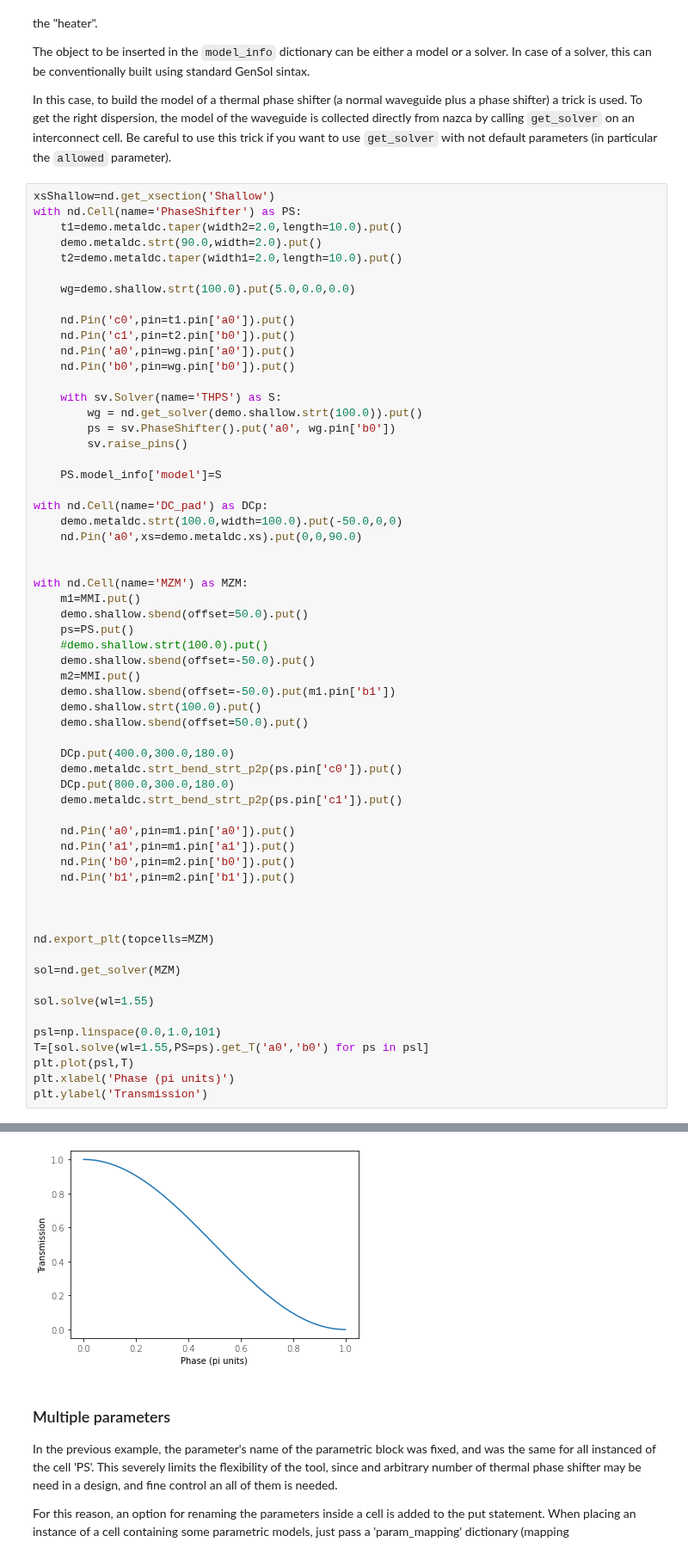
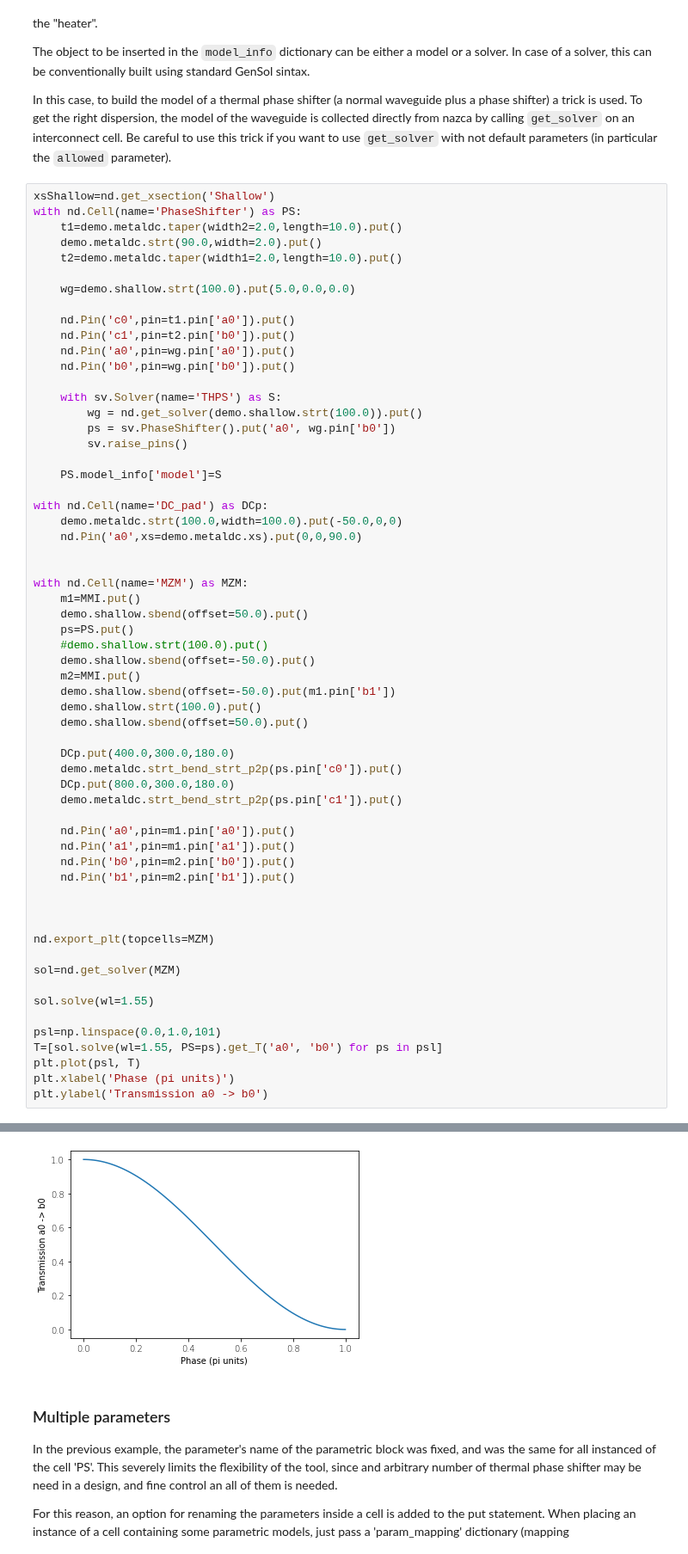
Before and after one commit to mpasson/lekkersim, a Jupyter notebook: Docs/jupyter/Nazca Integration.ipynb, the cells around one changed output, grey strips where cells are left out. Shown at 86% size. Saved outputs shown, nothing was run; the diff lists cells and outputs as text.

```diff
--- a/Docs/jupyter/Nazca Integration.ipynb
+++ b/Docs/jupyter/Nazca Integration.ipynb
@@ -218,8 +216,8 @@ sol=nd.get_solver(MZM)
 sol.solve(wl=1.55)
 
 psl=np.linspace(0.0,1.0,101)
-T=[sol.solve(wl=1.55,PS=ps).get_T('a0','b0') for ps in psl]
-plt.plot(psl,T)
+T=[sol.solve(wl=1.55, PS=ps).get_T('a0', 'b0') for ps in psl]
+plt.plot(psl, T)
 plt.xlabel('Phase (pi units)')
-plt.ylabel('Transmission')
+plt.ylabel('Transmission a0 -> b0')
 # %% [output]
@@ -228,4 +226,4 @@ Text(0, 0.5, 'Transmission')
-[figure, old version]
+[figure, new version]
 # %% [markdown]
 ### Multiple parameters
 In the previous example, the parameter's name of the parametric block was fixed, and was the same for all instanced of the cell 'PS'. This severely limits the flexibility of the tool, since and arbitrary number of thermal phase shifter may be need in a design, and fine control an all of them is needed.
```
Also changed, not shown: parts of 10 cells of this notebook, 6 other files.
